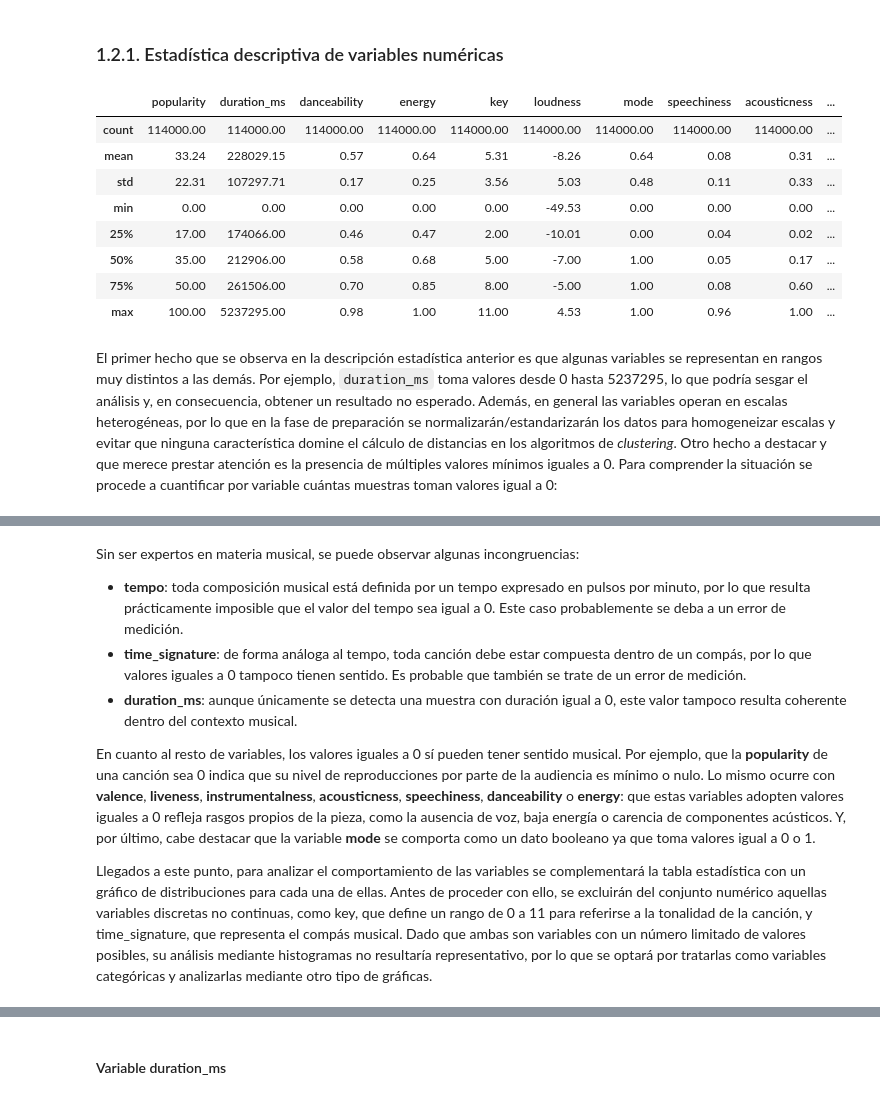
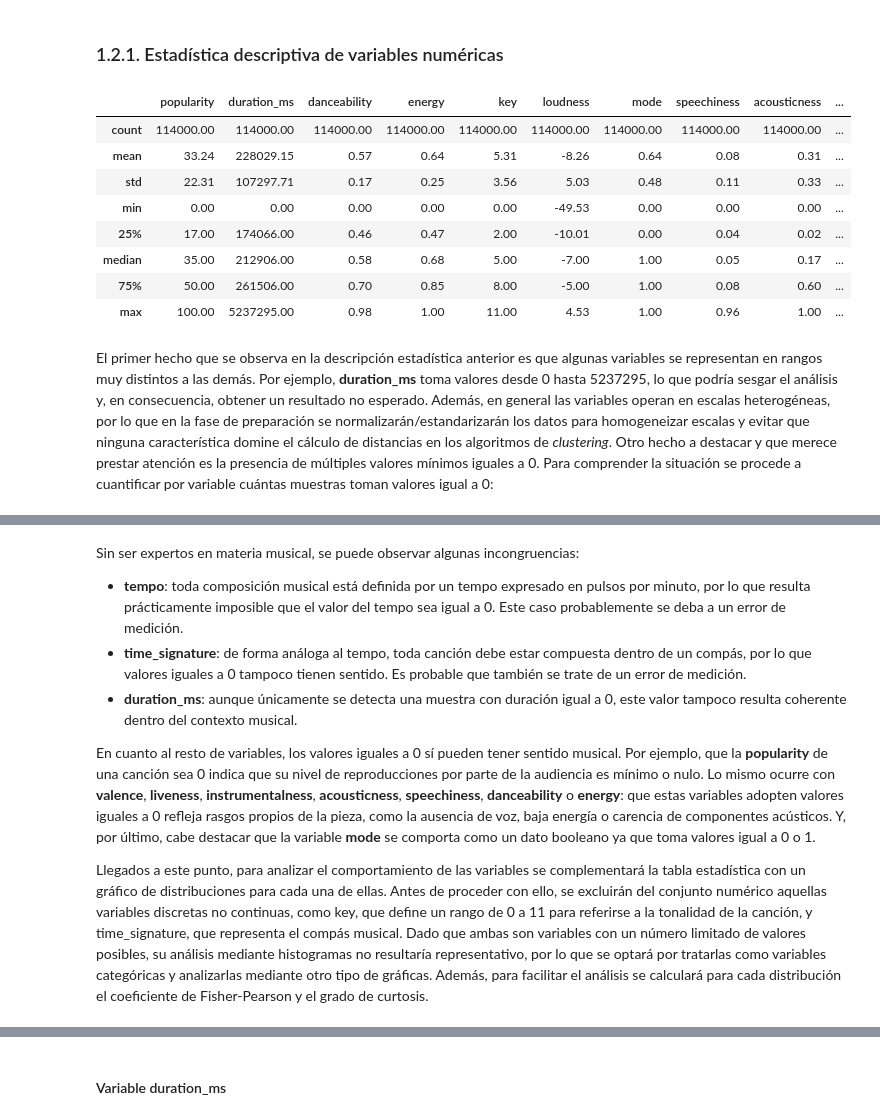
Before and after one commit to marcfernandezpereiraUOC/TFG, a Jupyter notebook: 01_exploracion.ipynb, the cells around one changed output, grey strips where cells are left out. Drawn from its saved outputs; the diff is of its cells as text; code cells hidden in the pictures.

Commit message:
Explicar distribuciones de datos numéricos

```diff
--- a/01_exploracion.ipynb
+++ b/01_exploracion.ipynb
@@ -140,21 +140,23 @@ Sin embargo, es importante tener en cuenta que estos duplicados deberán ser eli
 # %%
 # Separamos las variables numéricas y las categóricas en dos dataframes distintos
 num_df = df.select_dtypes(include = np.number)
 cat_df = df.select_dtypes(include = object)
 # Describir variables numéricas
-num_df.describe().round(2)
+stats = num_df.describe().round(2)
+stats.rename(index={'50%': 'median'}, inplace=True)
+stats
 # %% [output]
 |  | popularity | duration_ms | danceability | energy | key | loudness | mode | speechiness | acousticness | ... |
 | count | 114000.00 | 114000.00 | 114000.00 | 114000.00 | 114000.00 | 114000.00 | 114000.00 | 114000.00 | 114000.00 | ... |
 | mean | 33.24 | 228029.15 | 0.57 | 0.64 | 5.31 | -8.26 | 0.64 | 0.08 | 0.31 | ... |
 | std | 22.31 | 107297.71 | 0.17 | 0.25 | 3.56 | 5.03 | 0.48 | 0.11 | 0.33 | ... |
 | min | 0.00 | 0.00 | 0.00 | 0.00 | 0.00 | -49.53 | 0.00 | 0.00 | 0.00 | ... |
 | 25% | 17.00 | 174066.00 | 0.46 | 0.47 | 2.00 | -10.01 | 0.00 | 0.04 | 0.02 | ... |
-| 50% | 35.00 | 212906.00 | 0.58 | 0.68 | 5.00 | -7.00 | 1.00 | 0.05 | 0.17 | ... |
+| median | 35.00 | 212906.00 | 0.58 | 0.68 | 5.00 | -7.00 | 1.00 | 0.05 | 0.17 | ... |
 | 75% | 50.00 | 261506.00 | 0.70 | 0.85 | 8.00 | -5.00 | 1.00 | 0.08 | 0.60 | ... |
 | max | 100.00 | 5237295.00 | 0.98 | 1.00 | 11.00 | 4.53 | 1.00 | 0.96 | 1.00 | ... |
 # %% [markdown]
-El primer hecho que se observa en la descripción estadística anterior es que algunas variables se representan en rangos muy distintos a las demás. Por ejemplo, `duration_ms` toma valores desde 0 hasta 5237295, lo que podría sesgar el análisis y, en consecuencia, obtener un resultado no esperado. Además, en general las variables operan en escalas heterogéneas, por lo que en la fase de preparación se normalizarán/estandarizarán los datos para homogeneizar escalas y evitar que ninguna característica domine el cálculo de distancias en los algoritmos de *clustering*. Otro hecho a destacar y que merece prestar atención es la presencia de múltiples valores mínimos iguales a 0. Para comprender la situación se procede a cuantificar por variable cuántas muestras toman valores igual a 0:
+El primer hecho que se observa en la descripción estadística anterior es que algunas variables se representan en rangos muy distintos a las demás. Por ejemplo, **duration_ms** toma valores desde 0 hasta 5237295, lo que podría sesgar el análisis y, en consecuencia, obtener un resultado no esperado. Además, en general las variables operan en escalas heterogéneas, por lo que en la fase de preparación se normalizarán/estandarizarán los datos para homogeneizar escalas y evitar que ninguna característica domine el cálculo de distancias en los algoritmos de *clustering*. Otro hecho a destacar y que merece prestar atención es la presencia de múltiples valores mínimos iguales a 0. Para comprender la situación se procede a cuantificar por variable cuántas muestras toman valores igual a 0:
 # %%
 df[df == 0].count()
 # %% [output]
@@ -183,5 +185,5 @@ Sin ser expertos en materia musical, se puede observar algunas incongruencias:
 
 En cuanto al resto de variables, los valores iguales a 0 sí pueden tener sentido musical. Por ejemplo, que la **popularity** de una canción sea 0 indica que su nivel de reproducciones por parte de la audiencia es mínimo o nulo. Lo mismo ocurre con **valence**, **liveness**, **instrumentalness**, **acousticness**, **speechiness**, **danceability** o **energy**: que estas variables adopten valores iguales a 0 refleja rasgos propios de la pieza, como la ausencia de voz, baja energía o carencia de componentes acústicos. Y, por último, cabe destacar que la variable **mode** se comporta como un dato booleano ya que toma valores igual a 0 o 1.
 
-Llegados a este punto, para analizar el comportamiento de las variables se complementará la tabla estadística con un gráfico de distribuciones para cada una de ellas. Antes de proceder con ello, se excluirán del conjunto numérico aquellas variables discretas no continuas, como key, que define un rango de 0 a 11 para referirse a la tonalidad de la canción, y time_signature, que representa el compás musical. Dado que ambas son variables con un número limitado de valores posibles, su análisis mediante histogramas no resultaría representativo, por lo que se optará por tratarlas como variables categóricas y analizarlas mediante otro tipo de gráficas.
+Llegados a este punto, para analizar el comportamiento de las variables se complementará la tabla estadística con un gráfico de distribuciones para cada una de ellas. Antes de proceder con ello, se excluirán del conjunto numérico aquellas variables discretas no continuas, como key, que define un rango de 0 a 11 para referirse a la tonalidad de la canción, y time_signature, que representa el compás musical. Dado que ambas son variables con un número limitado de valores posibles, su análisis mediante histogramas no resultaría representativo, por lo que se optará por tratarlas como variables categóricas y analizarlas mediante otro tipo de gráficas. Además, para facilitar el análisis se calculará para cada distribución el coeficiente de Fisher-Pearson y el grado de curtosis.
 # %% [markdown]
```
Also changed, not shown: parts of 28 cells of this notebook, 1 other file.
